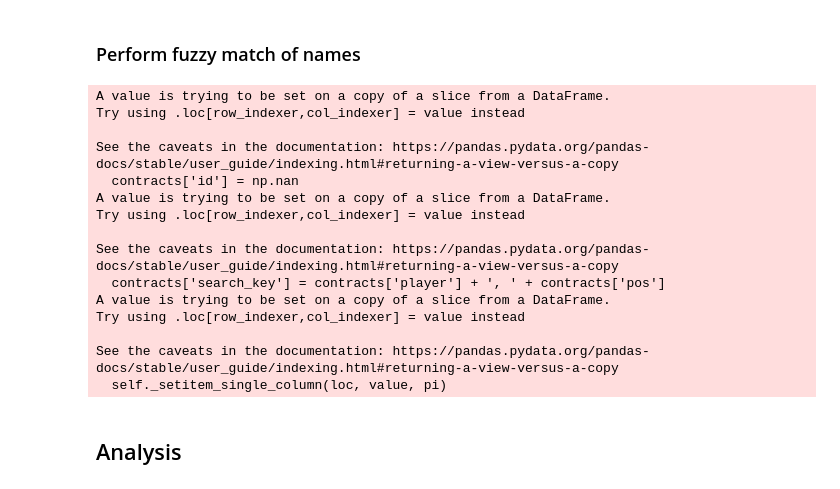
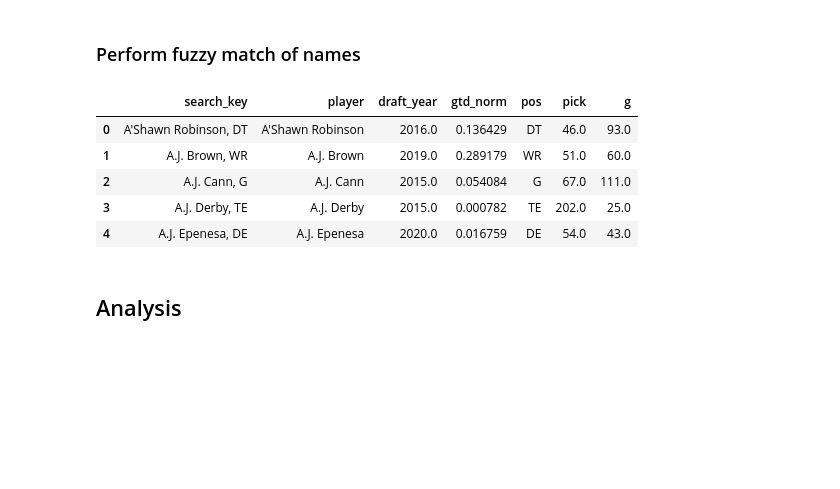
Before and after one commit to nliusont/nfl-draft-value, a Jupyter notebook: contracts.ipynb, the cells around one changed output. Saved outputs shown, nothing was run; the diff lists cells and outputs as text; code cells hidden in the pictures; blank space fills up the shorter version.

```diff
--- a/contracts.ipynb
+++ b/contracts.ipynb
@@ -190,7 +192,7 @@ if get_new_data:
             draft.index))))
 
     # create column to store index of matching player names from draft
-    contracts['id'] = np.nan
+    contracts['id'] = int
     contracts['search_key'] = contracts['player'] + ', ' + contracts['pos']
 
     # use fuzzywuzzy's process.extractOne() to find the best match for each name
@@ -210,11 +212,11 @@ if get_new_data:
             # find corresponding player in contracts
             contracts.loc[contracts['search_key']==match[0], 'id'] = index # assign draft index to id col for later joining
 
-    contracts = contracts.dropna(subset=['id'])
+    contracts = contracts.dropna(subset='id')
 
     # merge dfs on matching_name
     draft['id'] = draft.index
-    data = draft.merge(contracts[['id', 'year_signed', 'team', 'value', 'value_norm', 'gtd', 'gtd_norm']], how='left', on='id')
+    data = draft.merge(contracts[['id', 'year_signed', 'team', 'value', 'gtd', 'gtd_norm']], how='left', on='id')
     data = data.dropna()
     data = data.rename(columns={'team': 'signing_tm'})
     data = data[data['pick']!=0]
@@ -222,19 +224,24 @@ if get_new_data:
     # write new joined df
     data.to_pickle(f'data/combined_data_{year_start}-{year_end}.pkl')
     data.head()
-# %% [output]
-A value is trying to be set on a copy of a slice from a DataFrame.
-Try using .loc[row_indexer,col_indexer] = value instead
-
-See the caveats in the documentation: https://pandas.pydata.org/pandas-docs/stable/user_guide/indexing.html#returning-a-view-versus-a-copy
-  contracts['id'] = np.nan
-A value is trying to be set on a copy of a slice from a DataFrame.
-Try using .loc[row_indexer,col_indexer] = value instead
-
-See the caveats in the documentation: https://pandas.pydata.org/pandas-docs/stable/user_guide/indexing.html#returning-a-view-versus-a-copy
-  contracts['search_key'] = contracts['player'] + ', ' + contracts['pos']
-A value is trying to be set on a copy of a slice from a DataFrame.
-Try using .loc[row_indexer,col_indexer] = value instead
-
-See the caveats in the documentation: https://pandas.pydata.org/pandas-docs/stable/user_guide/indexing.html#returning-a-view-versus-a-copy
-  self._setitem_single_column(loc, value, pi)
+# %%
+# group by player name and save that
+data = data[['player', 'gtd_norm', 'draft_year', 'pos', 'pick','search_key', 'g']]\
+        .groupby('search_key')\
+        .agg({
+            'player':'max',
+            'draft_year':'mean',
+            'gtd_norm': 'sum',
+            'pos':'max',
+            'pick':'mean',
+            'g':'mean'})\
+        .reset_index()  # group by player
+
+data.head()
+# %% [output]
+|  | search_key | player | draft_year | gtd_norm | pos | pick | g |
+| 0 | A'Shawn Robinson, DT | A'Shawn Robinson | 2016.0 | 0.136429 | DT | 46.0 | 93.0 |
+| 1 | A.J. Brown, WR | A.J. Brown | 2019.0 | 0.289179 | WR | 51.0 | 60.0 |
+| 2 | A.J. Cann, G | A.J. Cann | 2015.0 | 0.054084 | G | 67.0 | 111.0 |
+| 3 | A.J. Derby, TE | A.J. Derby | 2015.0 | 0.000782 | TE | 202.0 | 25.0 |
+| 4 | A.J. Epenesa, DE | A.J. Epenesa | 2020.0 | 0.016759 | DE | 54.0 | 43.0 |
```
Also changed, not shown: parts of 10 cells of this notebook, 1 other file.
